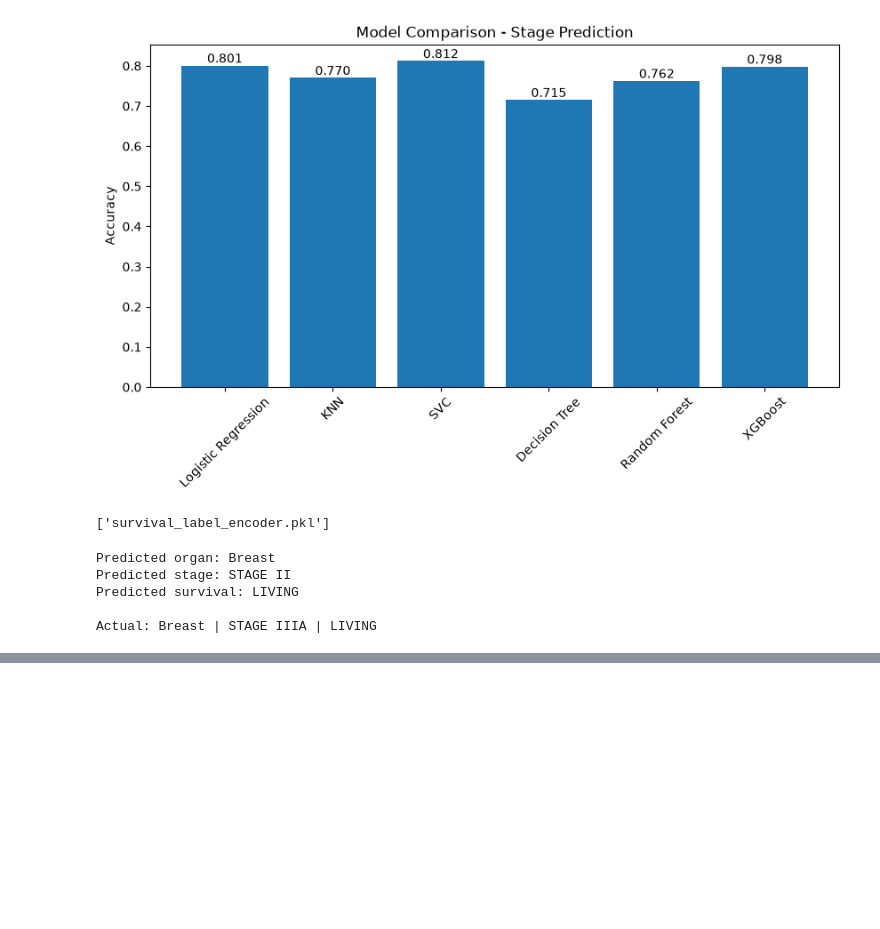
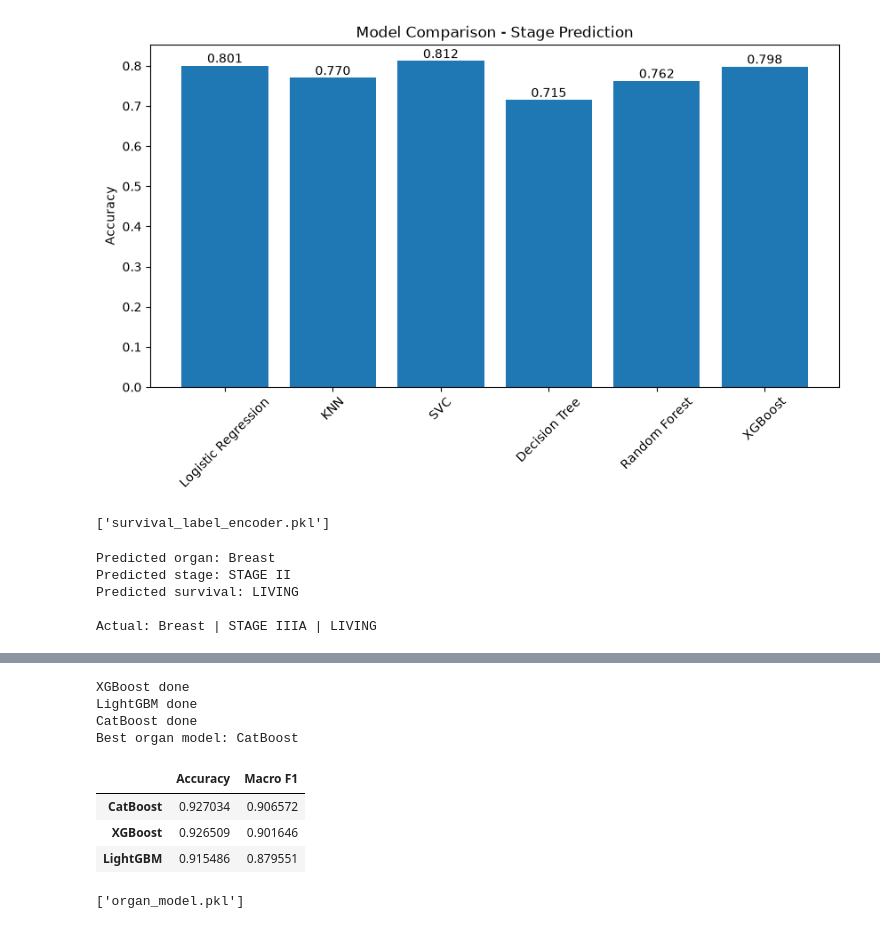
Before and after one commit to Pravesh-21/ML_Lab_Project, a Jupyter notebook: scripts/ML_project.ipynb, the cells around one changed output, grey strips where cells are left out. Cells and saved outputs as stored; diff of their text form; code cells hidden in the pictures; blank space fills up the shorter version.

Commit message:
Updated models accuracy

```diff
--- a/scripts/ML_project.ipynb
+++ b/scripts/ML_project.ipynb
@@ -745,0 +776,37 @@ df['histology_code'].nunique()
+# %%
+def compare_boosters(X_train, y_train, X_test, y_test, prep):
+    models = {
+        'XGBoost':  XGBClassifier(n_estimators=300, learning_rate=0.1, max_depth=6, random_state=42),
+        'LightGBM': LGBMClassifier(n_estimators=300, learning_rate=0.05, random_state=42, verbose=-1),
+        'CatBoost': CatBoostClassifier(iterations=500, learning_rate=0.1, depth=6, random_seed=42, verbose=0),
+    }
+    results, pipes = {}, {}
+    for name, model in models.items():
+        pipe = Pipeline([('prep', clone(prep).set_params(sparse_threshold=0)),   # preprocessor + model in ONE object
+                         ('model', model)])
+        pipe.fit(X_train, y_train)
+        pred = np.ravel(pipe.predict(X_test))
+        results[name] = {'Accuracy': accuracy_score(y_test, pred),
+                         'Macro F1': f1_score(y_test, pred, average='macro')}
+        pipes[name] = pipe
+        print(name, 'done')
+
+    table = pd.DataFrame(results).T.sort_values('Accuracy', ascending=False)
+    best = table.index[0]
+    return table, pipes[best], best
+# %%
+table_1, best_pipe_1, best_name_1 = compare_boosters(X_1_train, y_1_train_encoded, X_1_test, y_1_test_encoded, preprocessor)
+print('Best organ model:', best_name_1)
+display(table_1)
+
+joblib.dump({'model': best_pipe_1, 'labels': np.unique(y_1_train)}, 'organ_model.pkl')
+# %% [output]
+XGBoost done
+LightGBM done
+CatBoost done
+Best organ model: CatBoost
+|  | Accuracy | Macro F1 |
+| CatBoost | 0.927034 | 0.906572 |
+| XGBoost | 0.926509 | 0.901646 |
+| LightGBM | 0.915486 | 0.879551 |
+['organ_model.pkl']
```
Also changed, not shown: parts of 13 cells of this notebook, 18 other files.
